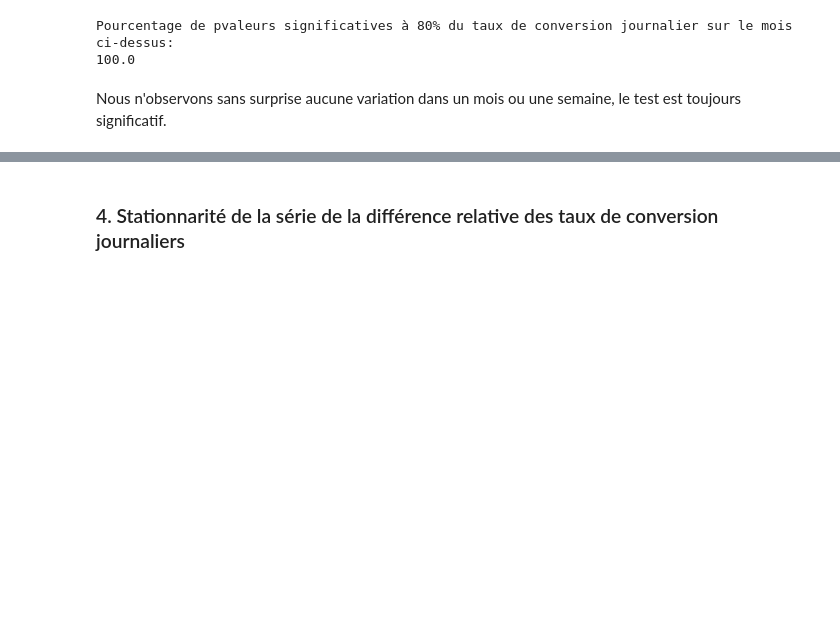
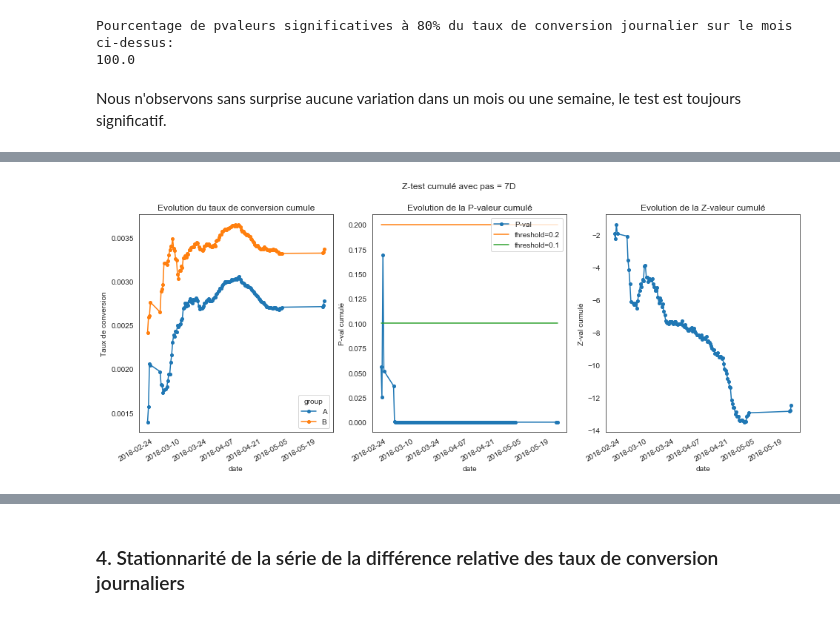
Before and after one commit to mariondechallens/1000mercis, a Jupyter notebook: Analyses/Annonceur1_campagne2_visite_2pages_Questions.ipynb, the cells around one changed output, grey strips where cells are left out. Saved outputs shown, nothing was run; the diff lists cells and outputs as text; code cells hidden in the pictures; blank space fills up the shorter version.

```diff
--- a/Analyses/Annonceur1_campagne2_visite_2pages_Questions.ipynb
+++ b/Analyses/Annonceur1_campagne2_visite_2pages_Questions.ipynb
@@ -255,0 +268,5 @@ Nous n'observons sans surprise aucune variation dans un mois ou une semaine, le
+# %%
+Z_cum, P_rej, p_cum = testZ_cum_frequency(data, freq="12H")
+plot_testZ_cum_frequency(Z_cum, P_rej, p_cum, freq)
+# %% [output]
+[figure, added]
```
Also changed, not shown: parts of 4 cells of this notebook, 3 other files.
